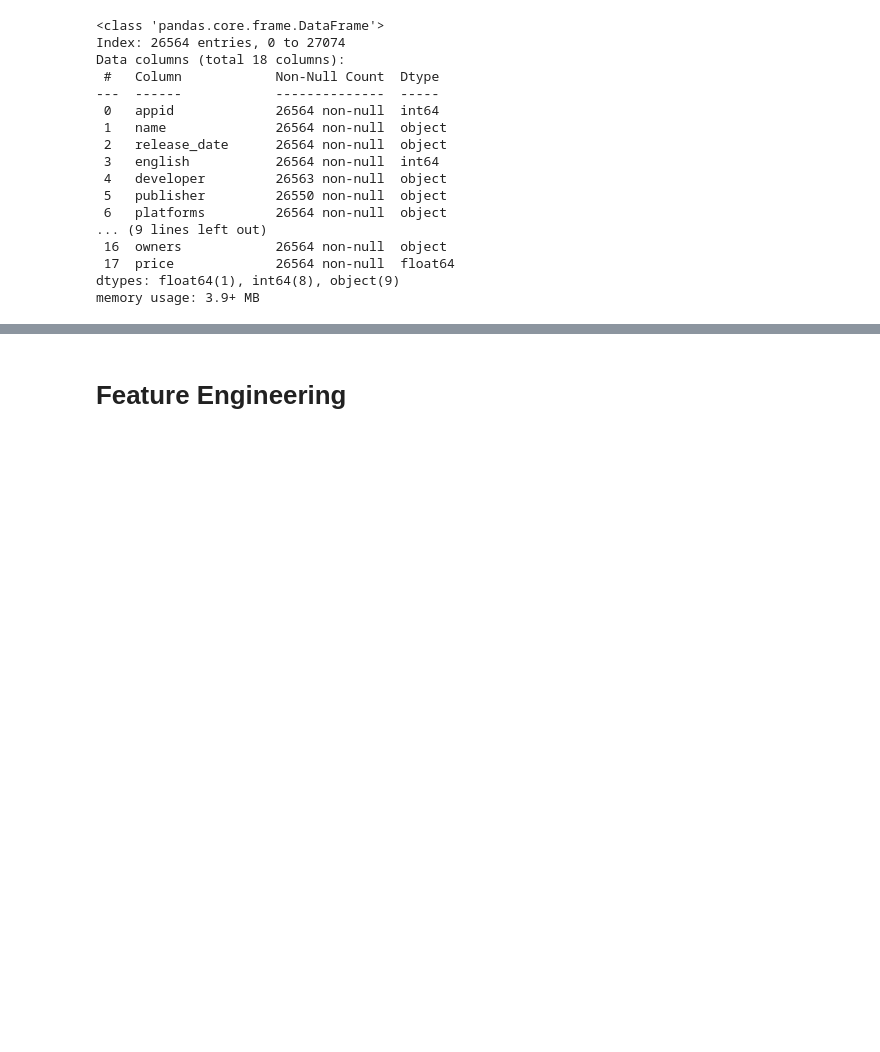
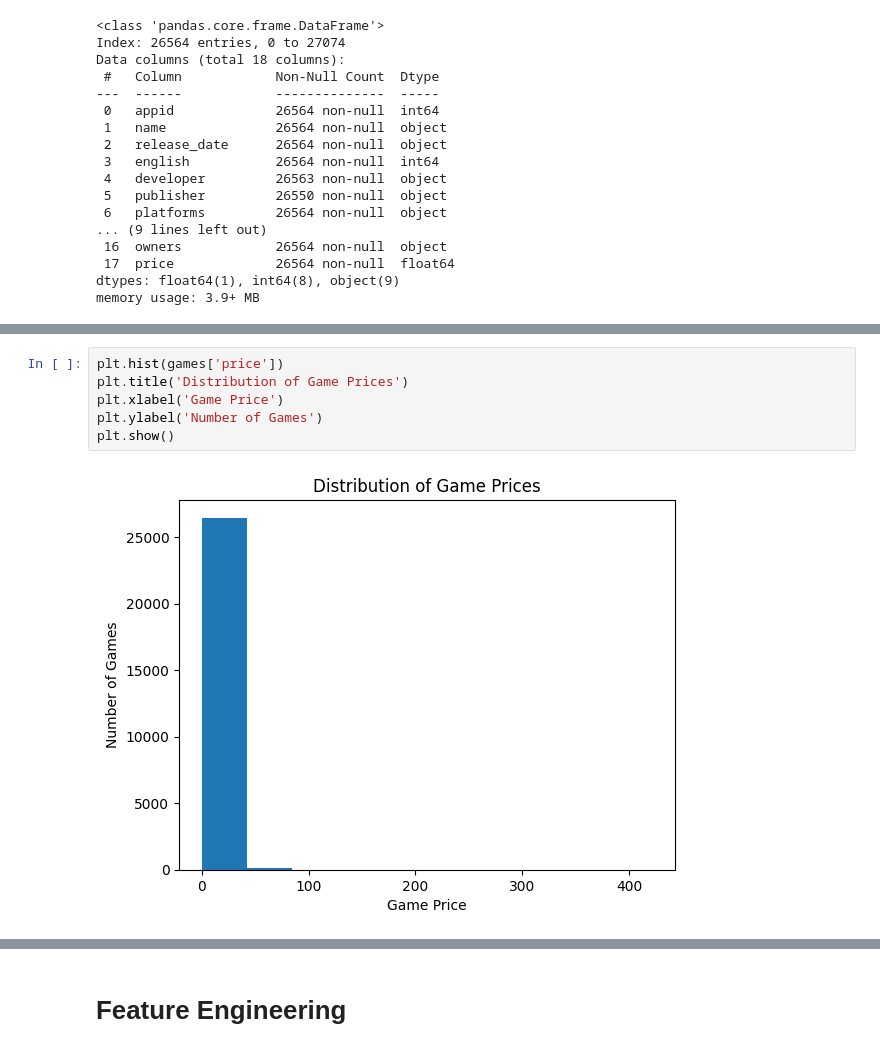
Before and after one commit to SangyunT/steam_game_sales, a Jupyter notebook: index.ipynb, the cells around one changed output, grey strips where cells are left out. Saved outputs shown, nothing was run; the diff lists cells and outputs as text; blank space fills up the shorter version.

```diff
--- a/index.ipynb
+++ b/index.ipynb
@@ -76,0 +89,8 @@ Name: count, dtype: int64
+# %%
+plt.hist(games['price'])
+plt.title('Distribution of Game Prices')
+plt.xlabel('Game Price')
+plt.ylabel('Number of Games')
+plt.show()
+# %% [output]
+[figure, added]
```
Also changed, not shown: parts of 21 cells of this notebook.
